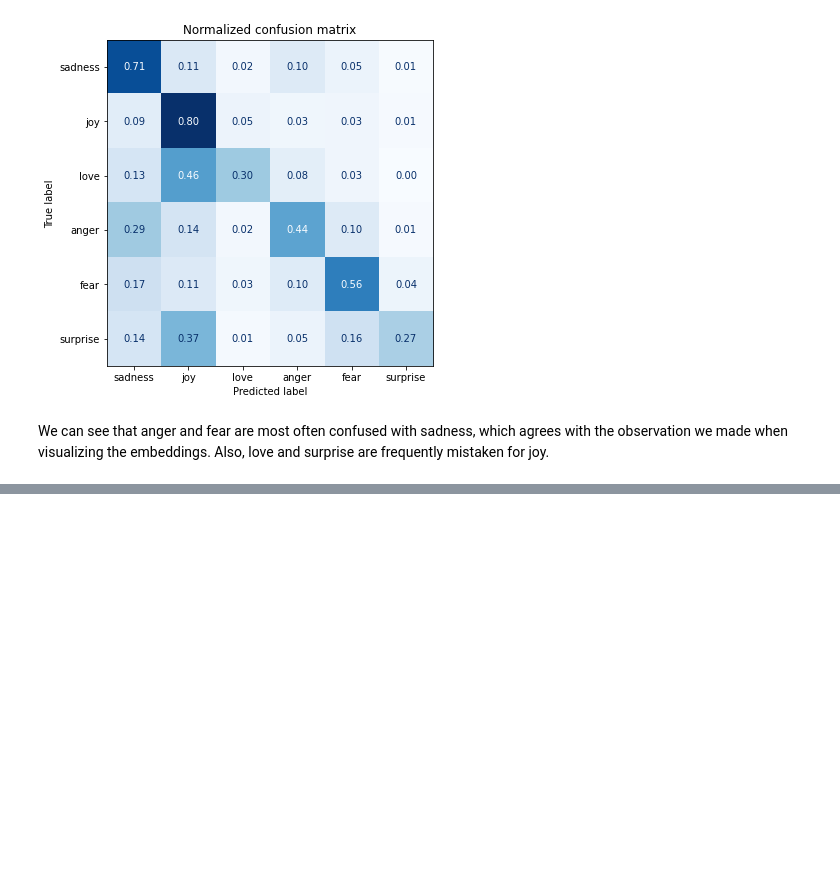
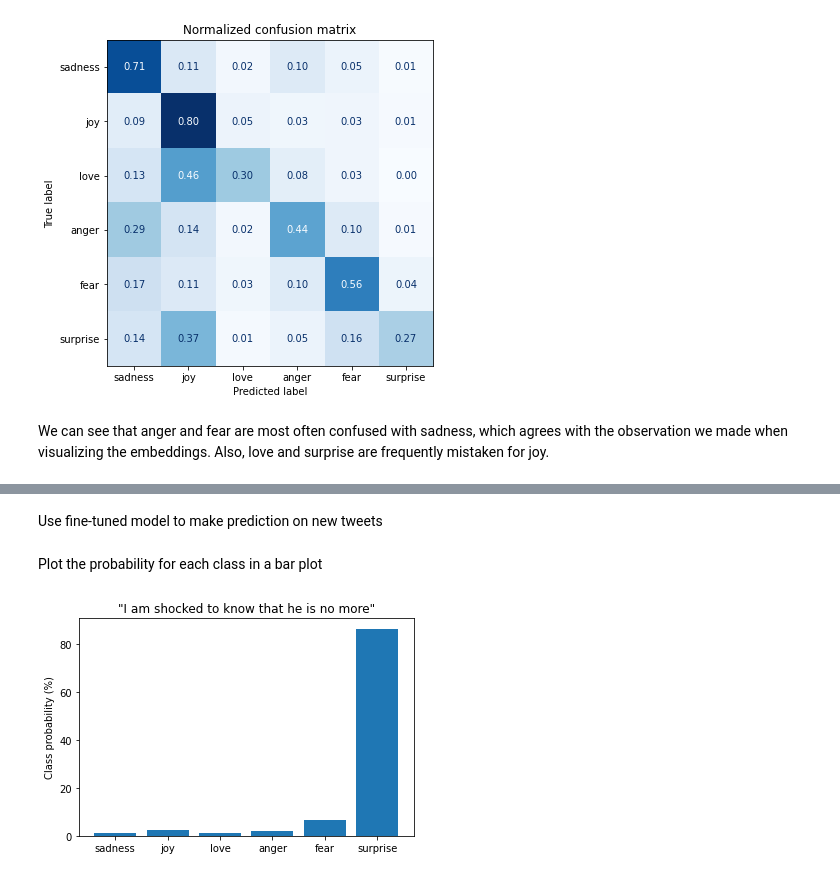
Before and after one commit to nshah-waripari/nlp_transformers, a Jupyter notebook: sentiment_classifier_transformer.ipynb, the cells around one changed output, grey strips where cells are left out. Drawn from its saved outputs; the diff is of its cells as text; code cells hidden in the pictures; blank space fills up the shorter version.

```diff
--- a/sentiment_classifier_transformer.ipynb
+++ b/sentiment_classifier_transformer.ipynb
@@ -393,0 +522,19 @@ We can see that anger and fear are most often confused with sadness, which agree
+# %% [markdown]
+Use fine-tuned model to make prediction on new tweets
+# %%
+from transformers import pipeline
+model_id = 'd2niraj555/distilbert-base-uncased-finetuned-emotion'
+classifier = pipeline("text-classification", model=model_id)
+
+custom_tweet = "I am shocked to know that he is no more"
+preds = classifier(custom_tweet, return_all_scores=True)
+# %% [markdown]
+Plot the probability for each class in a bar plot
+# %%
+preds_df = pd.DataFrame(preds[0])
+plt.bar(labels, 100 * preds_df["score"], color="C0")
+plt.title(f'"{custom_tweet}"')
+plt.ylabel("Class probability (%)")
+plt.show()
+# %% [output]
+[figure, added]
```
Also changed, not shown: parts of 23 cells of this notebook.
